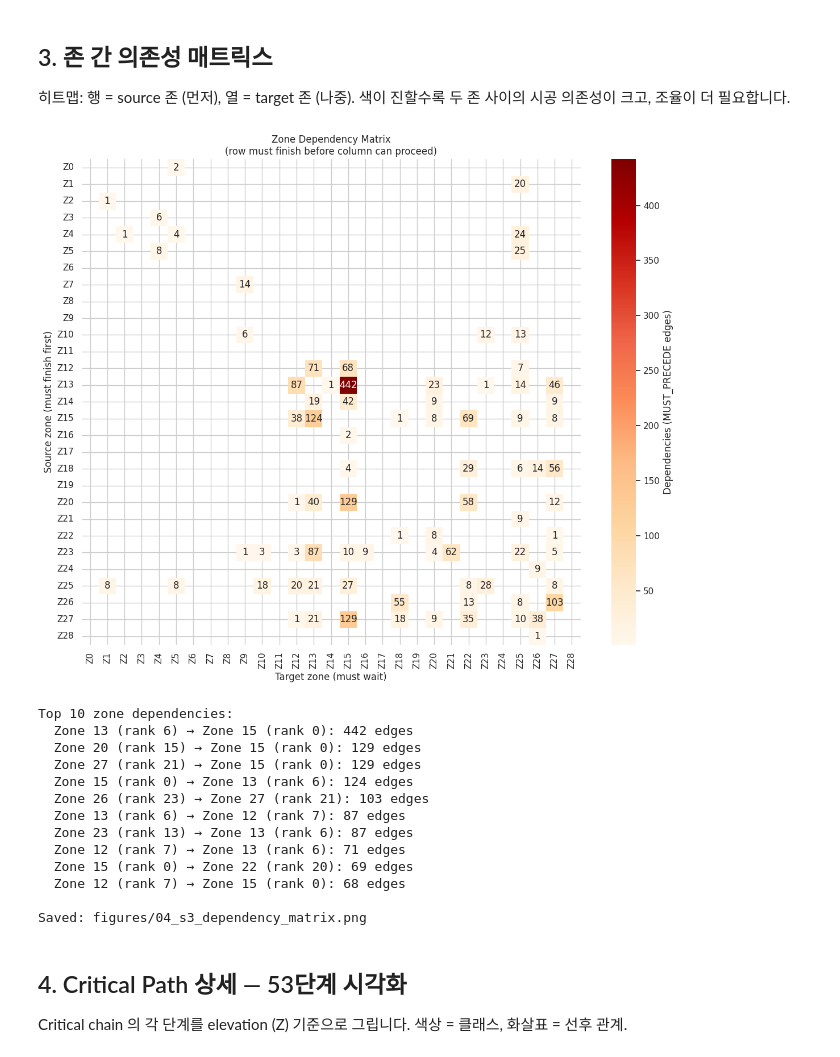
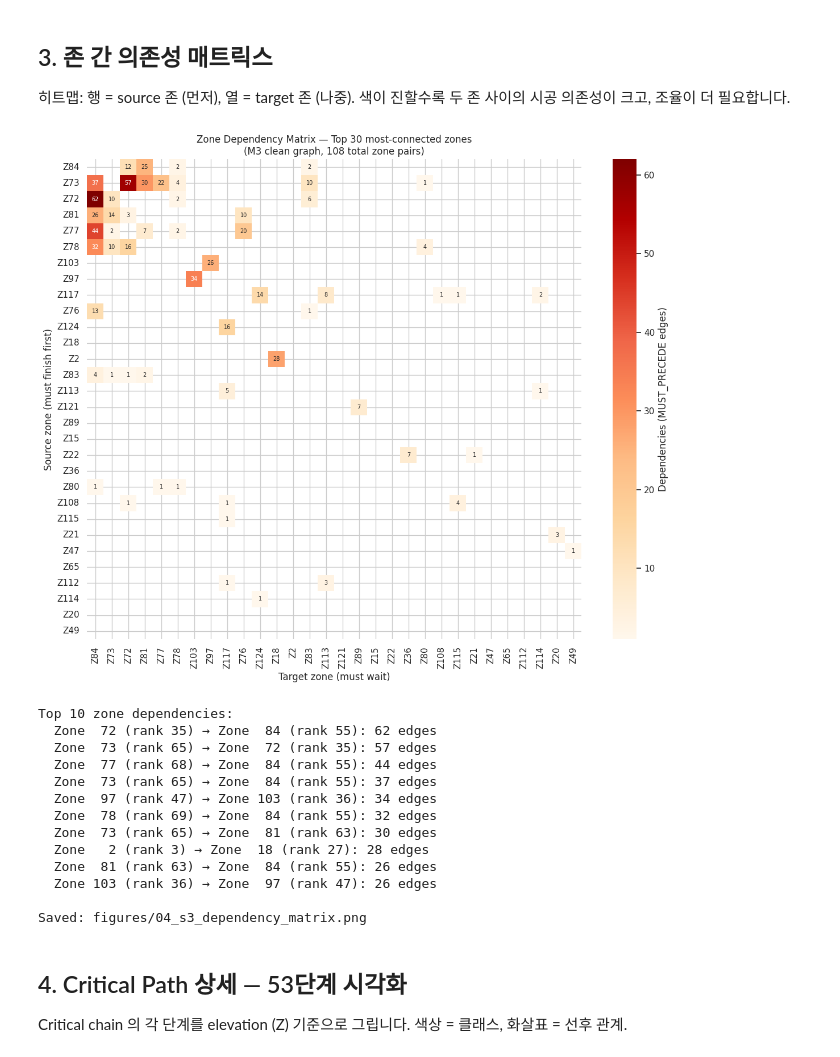
Before and after one commit to tygwan/first-ontology-project, a Jupyter notebook: notebooks/04_construction_schedule.ipynb, the cells around one changed output. Cells and saved outputs as stored; diff of their text form; code cells hidden in the pictures.

```diff
--- a/notebooks/04_construction_schedule.ipynb
+++ b/notebooks/04_construction_schedule.ipynb
@@ -41,11 +41,11 @@ def classify(row):
 adj["tier"] = adj.apply(classify, axis=1)
 adj_sm = adj[adj["tier"].isin(["Strong", "Medium"])]
 
-# Physical objects + zones
+# Physical objects + zones (M3: use graph_participant flag)
 G = build_physical_graph(gold, adj)
 zone_map = assign_louvain_zones(G, resolution=3.0)
 gold["zone_id"] = gold["object_id"].map(zone_map)
-phys = gold[(gold["is_container"] == False) & (gold["is_analysis_volume"] == False)].copy()
+phys = gold[gold["graph_participant"] == True].copy()
 
 # Precedence
 dag = build_precedence_dag(gold, adj_sm, zone_col="zone_id")
@@ -73,7 +73,7 @@ for z in sorted(set(zone_map.values())):
         zone_order.append(z)
 
 # Zone stats
-zone_stats = phys.groupby("zone_id").agg(
+zone_stats = phys.dropna(subset=["zone_id"]).groupby("zone_id").agg(
     n_objects=("object_id", "count"),
     n_equipment=("refined_class", lambda s: (s == "Equipment").sum()),
     n_structure=("refined_class", lambda s: (s == "Structure").sum()),
@@ -85,9 +85,10 @@ zone_stats = phys.groupby("zone_id").agg(
     mean_x=("centroid_x", "mean"),
     mean_y=("centroid_y", "mean"),
     mean_z=("centroid_z", "mean"),
-).reindex(zone_order)
+).reindex(zone_order).dropna(subset=["n_objects"])
 zone_stats["install_rank"] = range(len(zone_stats))
 
-print(f"Zones: {len(zone_stats)}, Critical chain: {len(chain)} steps")
+print(f"Zones: {len(zone_stats)}, Critical chain: {len(chain)} steps (M3 clean graph)")
 print(f"Zone dependency edges: {len(zone_deps)}")
+print(f"Graph participants: {len(phys):,}")
 # %% [output]
@@ -211,50 +213,58 @@ Saved: figures/04_s2_spatial_wave.png
 
 히트맵: 행 = source 존 (먼저), 열 = target 존 (나중). 색이 진할수록 두 존 사이의 시공 의존성이 크고, 조율이 더 필요합니다.
 # %%
-# Build dependency matrix
-all_zones = sorted(set(zone_map.values()))
-n = len(all_zones)
-zone_idx = {z: i for i, z in enumerate(all_zones)}
+# Build dependency matrix (top 30 zones with most dependencies)
+dep_zone_ids = set()
+for (z1, z2) in zone_deps:
+    dep_zone_ids.add(z1)
+    dep_zone_ids.add(z2)
+top_dep_zones = sorted(dep_zone_ids,
+                        key=lambda z: sum(v for (a,b), v in zone_deps.items() if a == z or b == z),
+                        reverse=True)[:30]
+
+n = len(top_dep_zones)
+zone_idx = {z: i for i, z in enumerate(top_dep_zones)}
 matrix = np.zeros((n, n))
 for (z1, z2), cnt in zone_deps.items():
     if z1 in zone_idx and z2 in zone_idx:
         matrix[zone_idx[z1], zone_idx[z2]] = cnt
 
 fig, ax = plt.subplots(figsize=(12, 10))
-
 mask = matrix == 0
 sns.heatmap(matrix, mask=mask, annot=True, fmt=".0f", cmap="OrRd",
-            xticklabels=[f"Z{z}" for z in all_zones],
-            yticklabels=[f"Z{z}" for z in all_zones],
-            ax=ax, cbar_kws={"label": "Dependencies (MUST_PRECEDE edges)"})
+            xticklabels=[f"Z{z}" for z in top_dep_zones],
+            yticklabels=[f"Z{z}" for z in top_dep_zones],
+            ax=ax, cbar_kws={"label": "Dependencies (MUST_PRECEDE edges)"},
+            annot_kws={"fontsize": 7})
 ax.set_xlabel("Target zone (must wait)")
 ax.set_ylabel("Source zone (must finish first)")
-ax.set_title("Zone Dependency Matrix\n(row must finish before column can proceed)")
+ax.set_title(f"Zone Dependency Matrix — Top {n} most-connected zones\n"
+             f"(M3 clean graph, {len(zone_deps)} total zone pairs)")
 
 plt.tight_layout()
 plt.savefig(FIGURES / "04_s3_dependency_matrix.png", dpi=300, bbox_inches="tight")
 plt.show()
 
-# Top 10 heaviest dependencies
+rank_map_zone = dict(zip(zone_stats.index, zone_stats["install_rank"]))
 print("Top 10 zone dependencies:")
 for (z1, z2), cnt in sorted(zone_deps.items(), key=lambda x: -x[1])[:10]:
     r1 = rank_map_zone.get(z1, "?")
     r2 = rank_map_zone.get(z2, "?")
-    print(f"  Zone {z1:2d} (rank {r1}) → Zone {z2:2d} (rank {r2}): {cnt} edges")
+    print(f"  Zone {z1:3d} (rank {r1}) → Zone {z2:3d} (rank {r2}): {cnt} edges")
 print(f"\nSaved: {FIGURES / '04_s3_dependency_matrix.png'}")
 # %% [output]
-[figure, old version]
+[figure, new version]
 Top 10 zone dependencies:
-  Zone 13 (rank 6) → Zone 15 (rank 0): 442 edges
-  Zone 20 (rank 15) → Zone 15 (rank 0): 129 edges
-  Zone 27 (rank 21) → Zone 15 (rank 0): 129 edges
-  Zone 15 (rank 0) → Zone 13 (rank 6): 124 edges
-  Zone 26 (rank 23) → Zone 27 (rank 21): 103 edges
-  Zone 13 (rank 6) → Zone 12 (rank 7): 87 edges
-  Zone 23 (rank 13) → Zone 13 (rank 6): 87 edges
-  Zone 12 (rank 7) → Zone 13 (rank 6): 71 edges
-  Zone 15 (rank 0) → Zone 22 (rank 20): 69 edges
-  Zone 12 (rank 7) → Zone 15 (rank 0): 68 edges
+  Zone  72 (rank 35) → Zone  84 (rank 55): 62 edges
+  Zone  73 (rank 65) → Zone  72 (rank 35): 57 edges
+  Zone  77 (rank 68) → Zone  84 (rank 55): 44 edges
+  Zone  73 (rank 65) → Zone  84 (rank 55): 37 edges
+  Zone  97 (rank 47) → Zone 103 (rank 36): 34 edges
+  Zone  78 (rank 69) → Zone  84 (rank 55): 32 edges
+  Zone  73 (rank 65) → Zone  81 (rank 63): 30 edges
+  Zone   2 (rank 3) → Zone  18 (rank 27): 28 edges
+  Zone  81 (rank 63) → Zone  84 (rank 55): 26 edges
+  Zone 103 (rank 36) → Zone  97 (rank 47): 26 edges
 
 Saved: figures/04_s3_dependency_matrix.png
 # %% [markdown]
```
Also changed, not shown: parts of 4 cells of this notebook, 5 other files.
